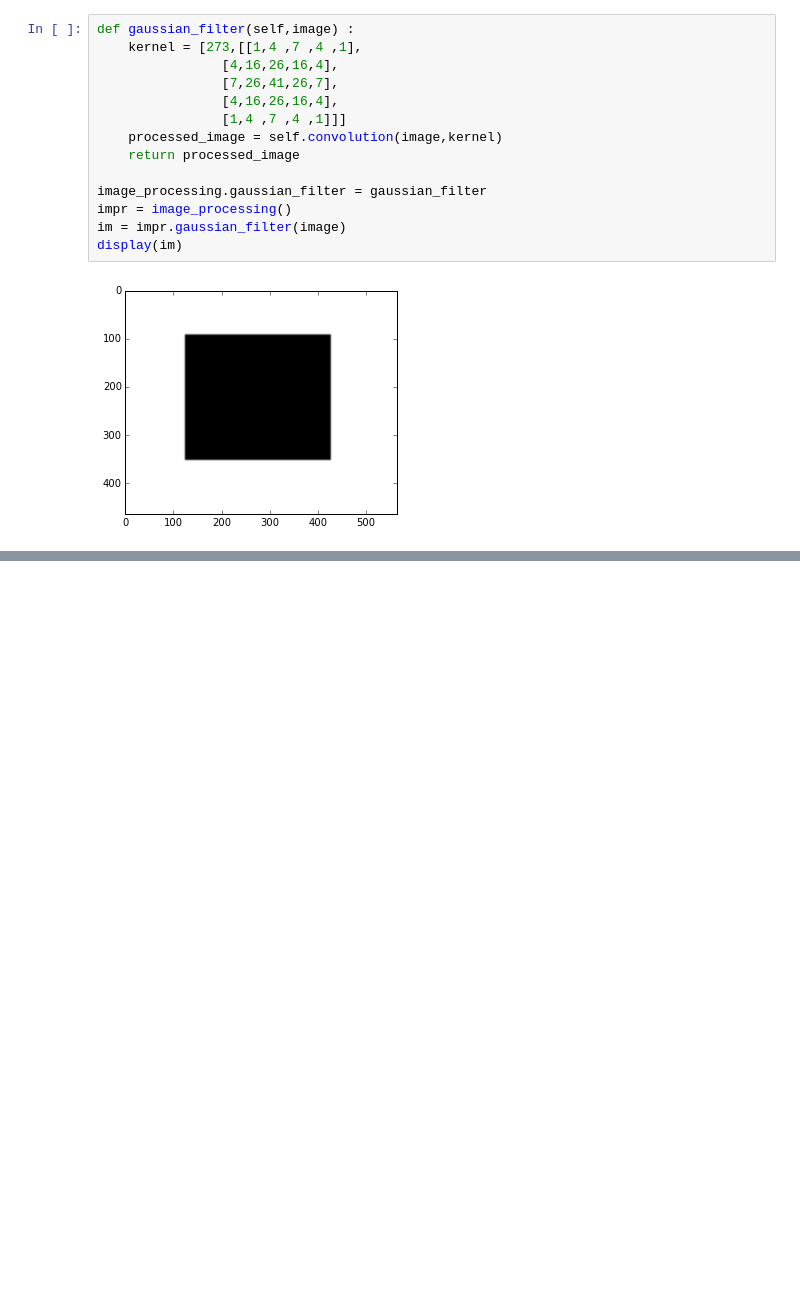
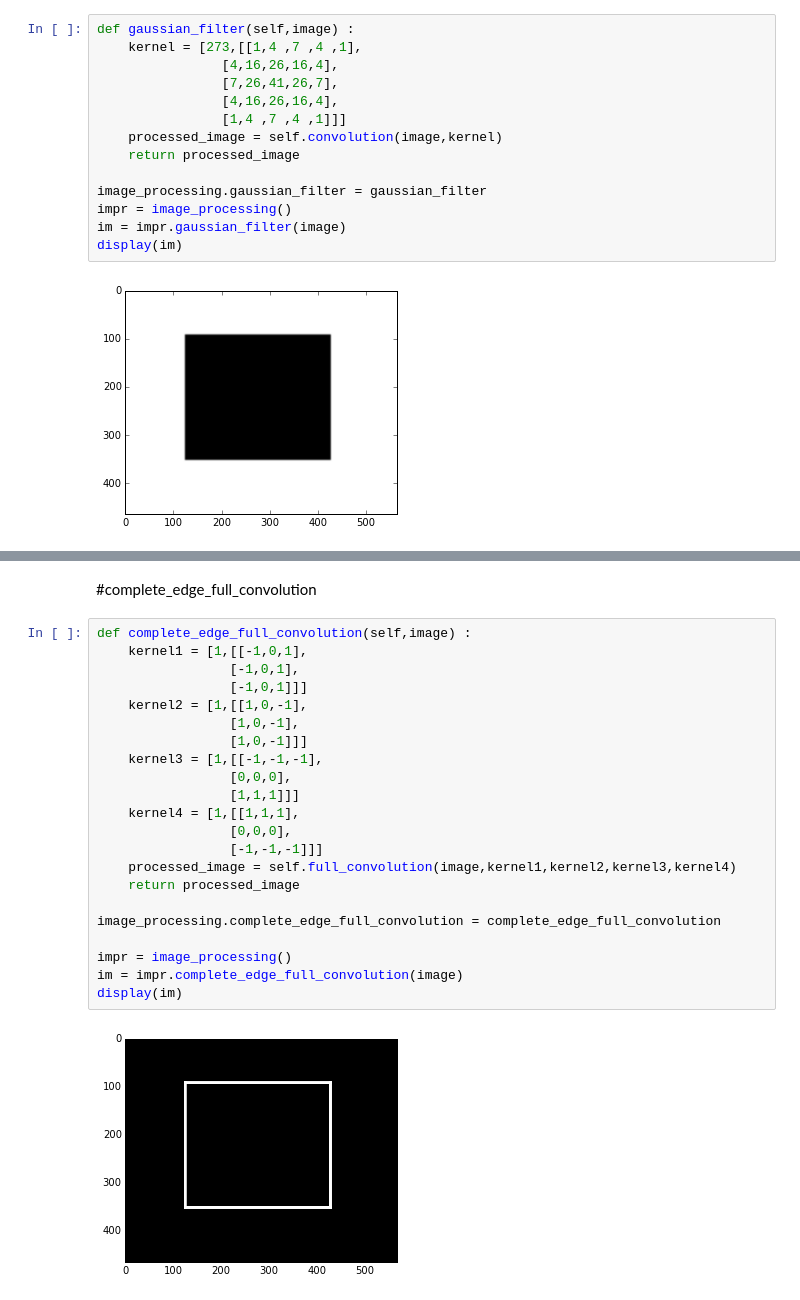
Before and after one commit to dhr9/HandwritingRecognition_using_ImageProcessing_and_NeuralNetworks_on_an_FPGA, a Jupyter notebook: Final_Year_Project/Image processing.ipynb, the cells around one changed output, grey strips where cells are left out. Saved outputs shown, nothing was run; the diff lists cells and outputs as text; blank space fills up the shorter version.

```diff
--- a/Final_Year_Project/Image processing.ipynb
+++ b/Final_Year_Project/Image processing.ipynb
@@ -260,0 +317,26 @@ zyaada
+# %% [markdown]
+#complete_edge_full_convolution
+# %%
+def complete_edge_full_convolution(self,image) :
+    kernel1 = [1,[[-1,0,1],
+                 [-1,0,1],
+                 [-1,0,1]]]
+    kernel2 = [1,[[1,0,-1],
+                 [1,0,-1],
+                 [1,0,-1]]]
+    kernel3 = [1,[[-1,-1,-1],
+                 [0,0,0],
+                 [1,1,1]]]
+    kernel4 = [1,[[1,1,1],
+                 [0,0,0],
+                 [-1,-1,-1]]]
+    processed_image = self.full_convolution(image,kernel1,kernel2,kernel3,kernel4)
+    return processed_image
+
+image_processing.complete_edge_full_convolution = complete_edge_full_convolution
+
+impr = image_processing()
+im = impr.complete_edge_full_convolution(image)
+display(im)
+# %% [output]
+[figure, added]
```
Also changed, not shown: parts of 20 cells of this notebook.
